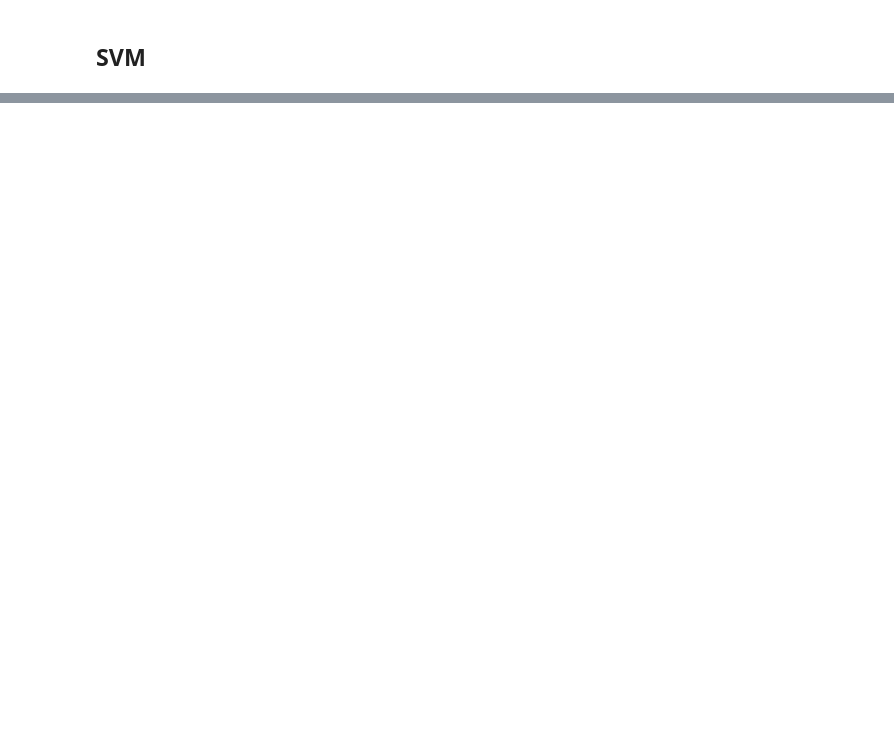
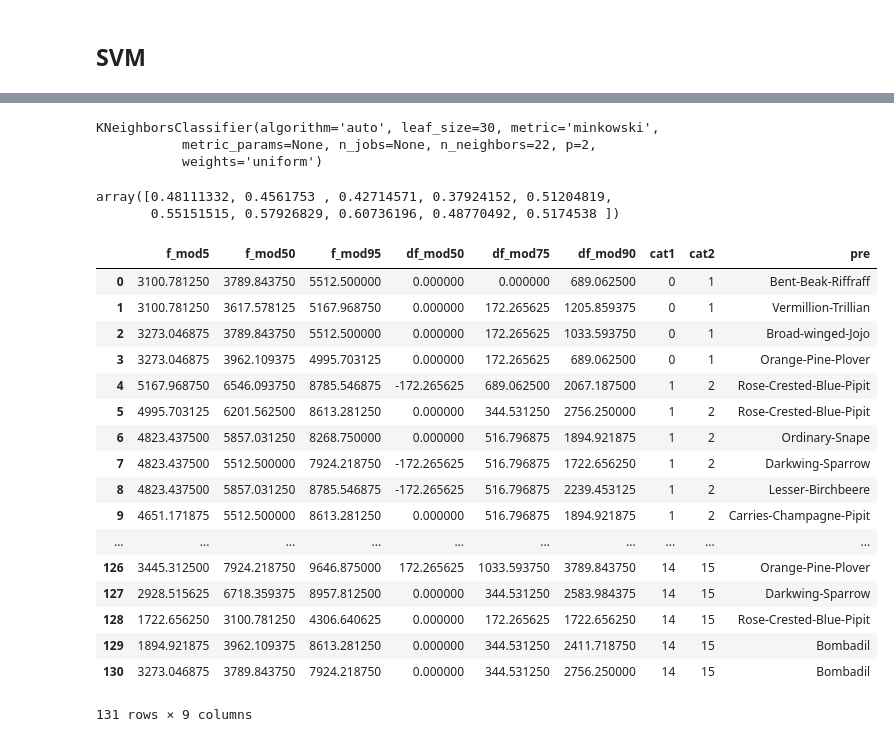
Before and after one commit to ShangyuanZ/Data_Visualisation, a Jupyter notebook: ML.ipynb, the cells around one changed output, grey strips where cells are left out. Cells and saved outputs as stored; diff of their text form; code cells hidden in the pictures; blank space fills up the shorter version.

```diff
--- a/ML.ipynb
+++ b/ML.ipynb
@@ -490,0 +573,39 @@ print(classification_report(y_test2, y_pred2))
+# %%
+knn =  KNeighborsClassifier(n_neighbors=22)
+knn.fit(X,reform_y(y))
+# %% [output]
+KNeighborsClassifier(algorithm='auto', leaf_size=30, metric='minkowski',
+           metric_params=None, n_jobs=None, n_neighbors=22, p=2,
+           weights='uniform')
+# %%
+cross_val_score(knn, X, reform_y(y), cv=10)
+# %% [output]
+array([0.48111332, 0.4561753 , 0.42714571, 0.37924152, 0.51204819,
+       0.55151515, 0.57926829, 0.60736196, 0.48770492, 0.5174538 ])
+# %%
+result_knn = knn.predict(final_test.iloc[:,:6])
+# %%
+final_guess = final_test.copy()
+# %%
+final_guess['pre'] = pd.Series(result_knn, index=final_test.index)
+# %%
+final_guess
+# %% [output]
+|  | f_mod5 | f_mod50 | f_mod95 | df_mod50 | df_mod75 | df_mod90 | cat1 | cat2 | pre |
+| 0 | 3100.781250 | 3789.843750 | 5512.500000 | 0.000000 | 0.000000 | 689.062500 | 0 | 1 | Bent-Beak-Riffraff |
+| 1 | 3100.781250 | 3617.578125 | 5167.968750 | 0.000000 | 172.265625 | 1205.859375 | 0 | 1 | Vermillion-Trillian |
+| 2 | 3273.046875 | 3789.843750 | 5512.500000 | 0.000000 | 172.265625 | 1033.593750 | 0 | 1 | Broad-winged-Jojo |
+| 3 | 3273.046875 | 3962.109375 | 4995.703125 | 0.000000 | 172.265625 | 689.062500 | 0 | 1 | Orange-Pine-Plover |
+| 4 | 5167.968750 | 6546.093750 | 8785.546875 | -172.265625 | 689.062500 | 2067.187500 | 1 | 2 | Rose-Crested-Blue-Pipit |
+| 5 | 4995.703125 | 6201.562500 | 8613.281250 | 0.000000 | 344.531250 | 2756.250000 | 1 | 2 | Rose-Crested-Blue-Pipit |
+| 6 | 4823.437500 | 5857.031250 | 8268.750000 | 0.000000 | 516.796875 | 1894.921875 | 1 | 2 | Ordinary-Snape |
+| 7 | 4823.437500 | 5512.500000 | 7924.218750 | -172.265625 | 516.796875 | 1722.656250 | 1 | 2 | Darkwing-Sparrow |
+| 8 | 4823.437500 | 5857.031250 | 8785.546875 | -172.265625 | 516.796875 | 2239.453125 | 1 | 2 | Lesser-Birchbeere |
+| 9 | 4651.171875 | 5512.500000 | 8613.281250 | 0.000000 | 516.796875 | 1894.921875 | 1 | 2 | Carries-Champagne-Pipit |
+| ... | ... | ... | ... | ... | ... | ... | ... | ... | ... |
+| 126 | 3445.312500 | 7924.218750 | 9646.875000 | 172.265625 | 1033.593750 | 3789.843750 | 14 | 15 | Orange-Pine-Plover |
+| 127 | 2928.515625 | 6718.359375 | 8957.812500 | 0.000000 | 344.531250 | 2583.984375 | 14 | 15 | Darkwing-Sparrow |
+| 128 | 1722.656250 | 3100.781250 | 4306.640625 | 0.000000 | 172.265625 | 1722.656250 | 14 | 15 | Rose-Crested-Blue-Pipit |
+| 129 | 1894.921875 | 3962.109375 | 8613.281250 | 0.000000 | 344.531250 | 2411.718750 | 14 | 15 | Bombadil |
+| 130 | 3273.046875 | 3789.843750 | 7924.218750 | 0.000000 | 344.531250 | 2756.250000 | 14 | 15 | Bombadil |
+131 rows × 9 columns
```
Also changed, not shown: parts of 52 cells of this notebook.
